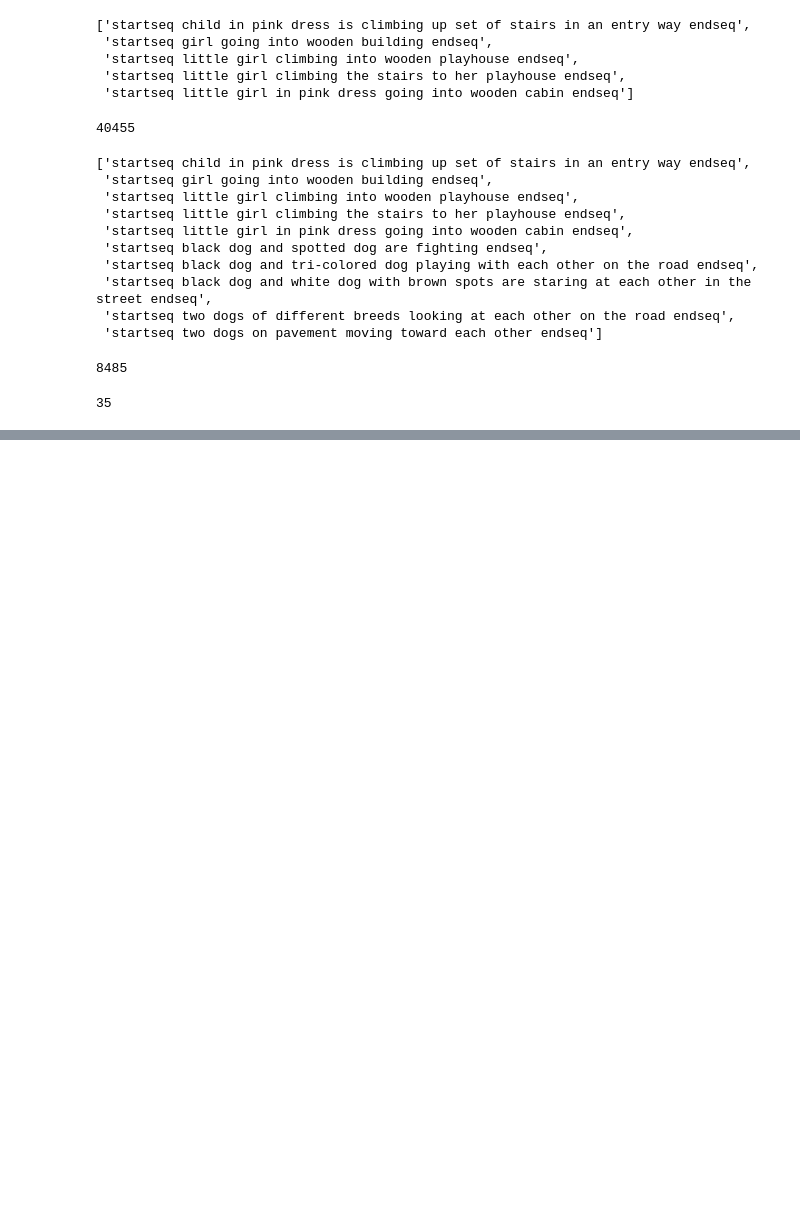
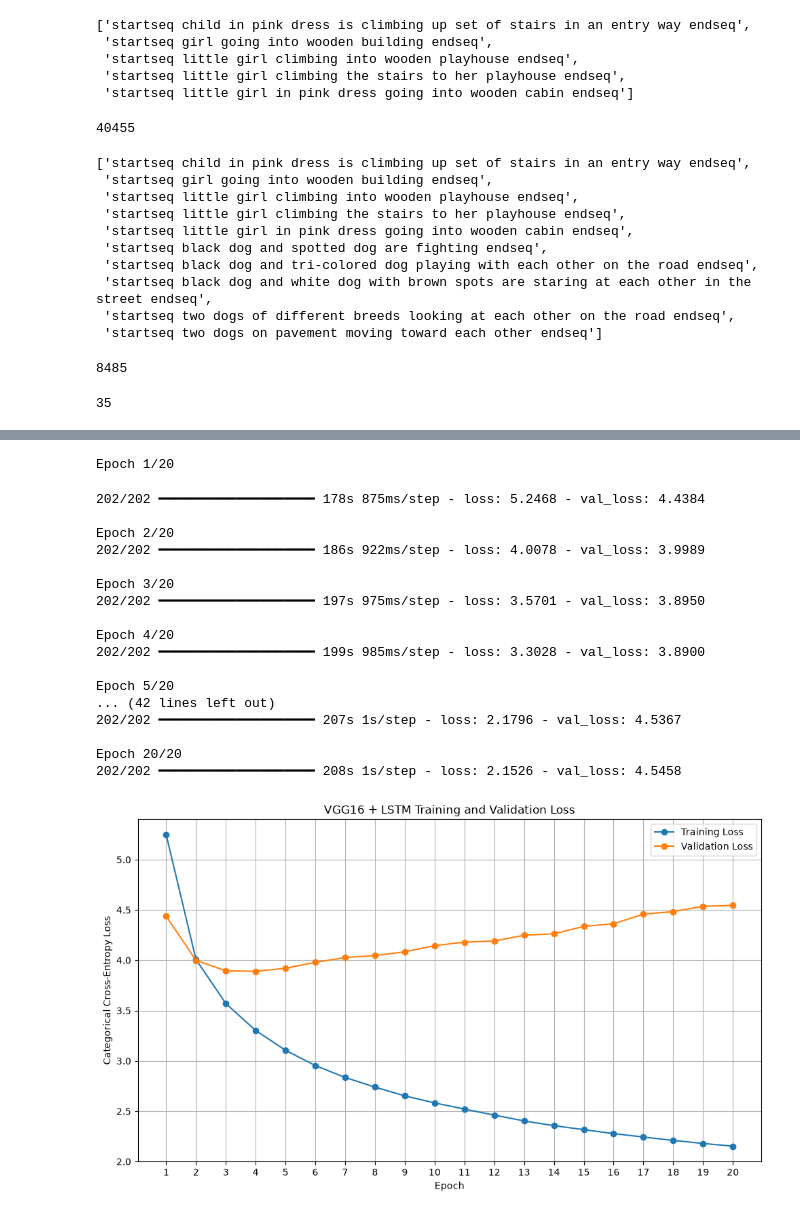
Before and after one commit to anotherMichaelWithAKeyboard/NIT3251-group-assessment, a Jupyter notebook: image_captioning.ipynb, the cells around one changed output, grey strips where cells are left out. Cells and saved outputs as stored; diff of their text form; code cells hidden in the pictures; blank space fills up the shorter version.

```diff
--- a/image_captioning.ipynb
+++ b/image_captioning.ipynb
@@ -316,3 +311,83 @@ for i in range(epochs):
+# %%
+# train the model
+epochs = 20
+batch_size = 32
+steps = len(train) // batch_size
+val_steps = len(val) // batch_size
+
+# Store loss values for every epoch
+training_loss = []
+validation_loss = []
+
+for i in range(epochs):
+
+    print(f"\nEpoch {i + 1}/{epochs}")
+
+    # Create training generator
+    train_generator = data_generator(train, mapping, features, tokenizer, max_length, vocab_size, batch_size)
+
+    # Create validation generator
+    val_generator = data_generator(val, mapping, features, tokenizer, max_length, vocab_size, batch_size)
+
+    # Train for one epoch and evaluate on validation data
+    history = model.fit(
+        train_generator,
+        epochs=1,
+        steps_per_epoch=steps,
+        validation_data=val_generator,
+        validation_steps=val_steps,
+        verbose=1
+    )
+
+    # Save the loss values
+    training_loss.append(history.history["loss"][-1])
+    validation_loss.append(history.history["val_loss"][-1])
+
+# Plot training and validation loss
+plt.figure(figsize=(10, 6))
+
+plt.plot(
+    range(1, epochs + 1),
+    training_loss,
+    marker="o",
+    label="Training Loss"
+)
+
+plt.plot(
+    range(1, epochs + 1),
+    validation_loss,
+    marker="o",
+    label="Validation Loss"
+)
+
+plt.title("VGG16 + LSTM Training and Validation Loss")
+plt.xlabel("Epoch")
+plt.ylabel("Categorical Cross-Entropy Loss")
+plt.xticks(range(1, epochs + 1))
+plt.legend()
+plt.grid(True)
+plt.tight_layout()
+plt.show()
+# %% [output]
+Epoch 1/20
+202/202 ━━━━━━━━━━━━━━━━━━━━ 178s 875ms/step - loss: 5.2468 - val_loss: 4.4384
+
+Epoch 2/20
+202/202 ━━━━━━━━━━━━━━━━━━━━ 186s 922ms/step - loss: 4.0078 - val_loss: 3.9989
+
+Epoch 3/20
+202/202 ━━━━━━━━━━━━━━━━━━━━ 197s 975ms/step - loss: 3.5701 - val_loss: 3.8950
+
+Epoch 4/20
+202/202 ━━━━━━━━━━━━━━━━━━━━ 199s 985ms/step - loss: 3.3028 - val_loss: 3.8900
+
+Epoch 5/20
+... (42 lines left out)
+202/202 ━━━━━━━━━━━━━━━━━━━━ 207s 1s/step - loss: 2.1796 - val_loss: 4.5367
+
+Epoch 20/20
+202/202 ━━━━━━━━━━━━━━━━━━━━ 208s 1s/step - loss: 2.1526 - val_loss: 4.5458
+[figure, added]
 # %%
 # Save the trained model so a fresh kernel can skip the ~1 hour training run.
 # .keras is the current Keras 3 format; .h5 is the legacy one.
```
Also changed, not shown: parts of 19 cells of this notebook.
